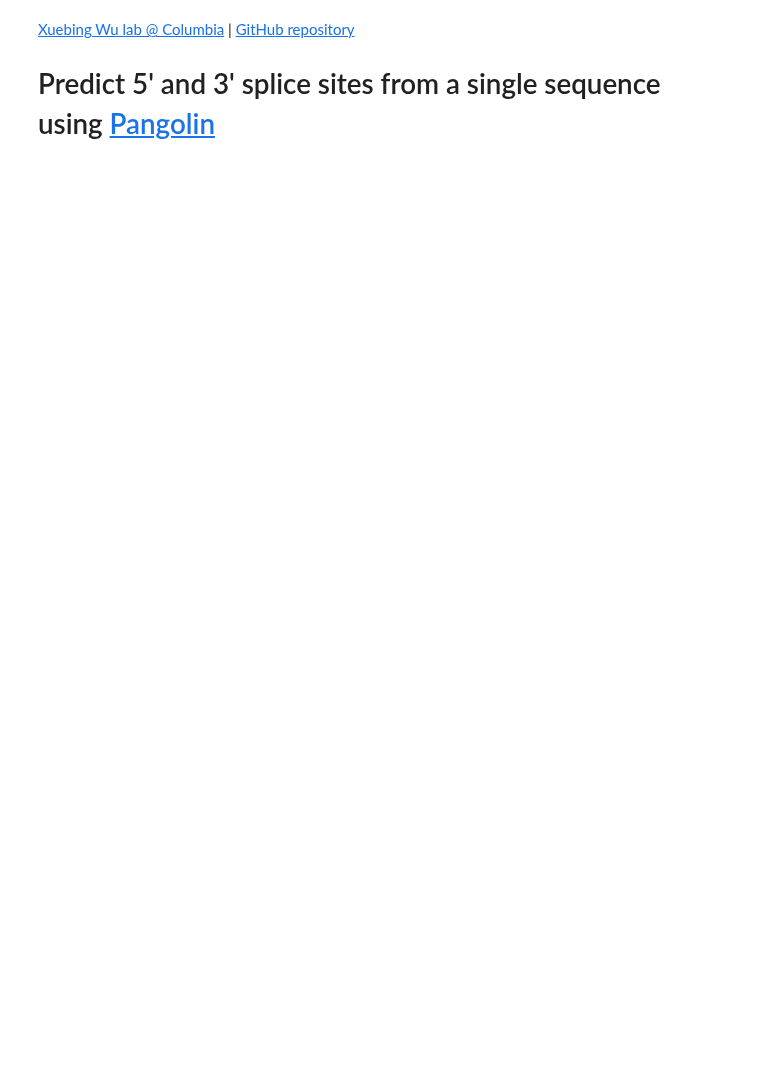
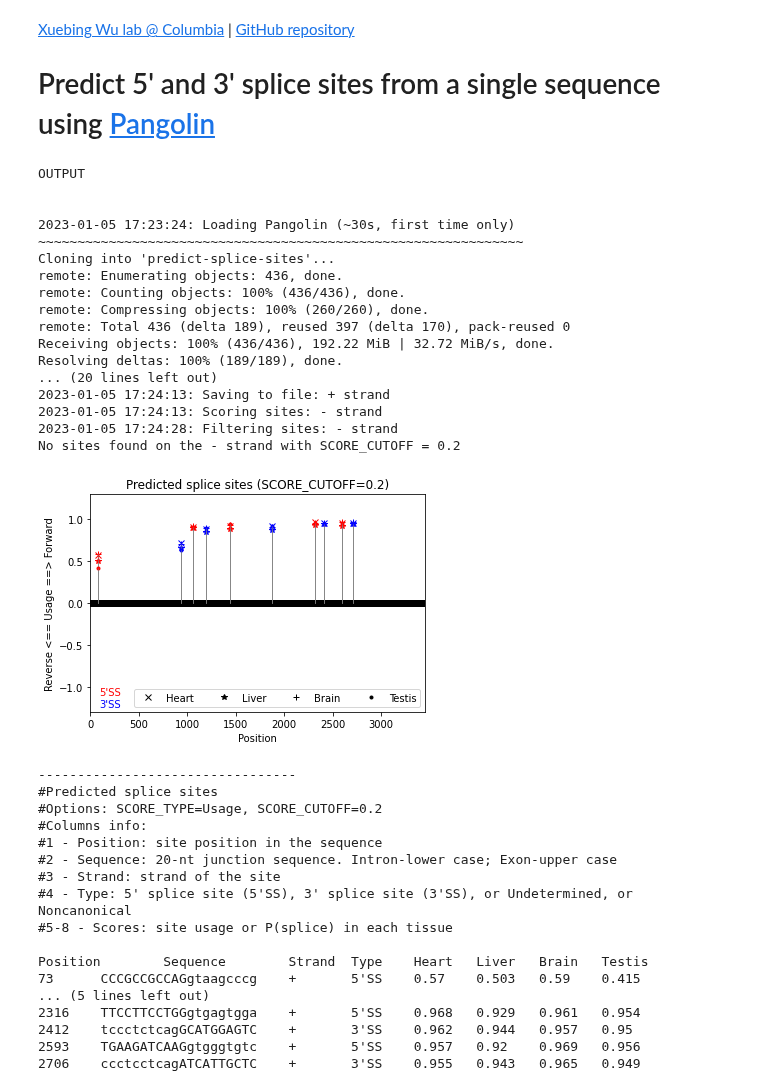
Before and after one commit to xuebingwu/Pangolin, a Jupyter notebook: colab.ipynb, the cells around one changed output. Cells and saved outputs as stored; diff of their text form; code cells hidden in the pictures; blank space fills up the shorter version.

```diff
--- a/colab.ipynb
+++ b/colab.ipynb
@@ -29,11 +29,11 @@ class bcolors:
     UNDERLINE = '\033[4m'
 
 ########## input
-SEQUENCE = "Enter your sequence or select a sample sequence (default: ACTB pre-mRNA)"#@param ["ACTB pre-mRNA", "GAPDH pre-mRNA", "EGFP + CENPB 3' UTR reporter"] {allow-input: true}
+INPUT = "Enter your sequence or select a sample sequence (default: ACTB pre-mRNA)"#@param ["ACTB pre-mRNA", "GAPDH pre-mRNA", "EGFP + CENPB 3' UTR reporter"] {allow-input: true}
 
 #@markdown - To run: click `Runtime` -> `Run all` in the menu bar, or click the triangle play/run button on the left
 #@markdown - Input format: raw sequence (A/C/G/T/U only); space allowed, can paste a multi-line sequence from a FASTA file (without the header)
 
-seq = SEQUENCE
+seq = INPUT
 
 if seq == "ACTB pre-mRNA":
@@ -63,11 +63,11 @@ print('\n\n'+ bcolors.BOLD +bcolors.OKBLUE + "OUTPUT"  +bcolors.ENDC)
 ######### options
 
 # set model type
-MODEL_TYPE = "Usage" #@param ["Usage", "P(splice)"]
-#@markdown - *Usage*: predict tissue-specific usage of a splice site (default)
+SCORE_TYPE = "Usage" #@param ["Usage", "P(splice)"]
+#@markdown - *Usage*: predict tissue-specific usage of a splice site (default).
 #@markdown - *P(splice)*: predict tissue-specific probability of a site being spliced
 
-if MODEL_TYPE == "Usage":
+if SCORE_TYPE == "Usage":
   model_nums = [1,3,5,7]
 else:
   model_nums = [0,2,4,6]
@@ -223,7 +223,7 @@ def plot_sites(sites,strand):
   pylab.xlim(0,SEQ_LEN)
   pylab.ylim(-0.05,1.2)
   pylab.title('Predicted splice sites (strand='+strand+',SCORE_CUTOFF='+str(SCORE_CUTOFF)+')')
-  pylab.ylabel(MODEL_TYPE+' ('+strand+' strand)')
+  pylab.ylabel(SCORE_TYPE+' ('+strand+' strand)')
   pylab.xlabel('Position')
 
   # legend/text for site type
@@ -266,7 +266,7 @@ def plot_sites_both_strands(sites_p,sites_m):
   pylab.xlim(0,SEQ_LEN)
   pylab.ylim(-1.3,1.3)
   pylab.title('Predicted splice sites (SCORE_CUTOFF='+str(SCORE_CUTOFF)+')')
-  pylab.ylabel('Reverse <== '+MODEL_TYPE +' ==> Forward')
+  pylab.ylabel('Reverse <== '+SCORE_TYPE +' ==> Forward')
   pylab.xlabel('Position')
 
   # legend/text for site type
@@ -311,7 +311,7 @@ def site_table(sites,strand):
   if strand == '+':
     outf = open("predicted_splice_sites.txt",'w')
     outf.write("#Predicted splice sites\n")
-    outf.write("#Options: MODEL_TYPE="+MODEL_TYPE+", SCORE_CUTOFF="+str(SCORE_CUTOFF)+"\n")
+    outf.write("#Options: SCORE_TYPE="+SCORE_TYPE+", SCORE_CUTOFF="+str(SCORE_CUTOFF)+"\n")
     outf.write("#Columns info:\n")
     outf.write("#1 - Position: site position in the sequence\n")
     outf.write("#2 - Sequence: 20-nt junction sequence. Intron-lower case; Exon-upper case\n")
@@ -353,30 +353,66 @@ else:
   site_table(sites,'+')
 
   #print(datetime.datetime.now().strftime("%Y-%m-%d %H:%M:%S")+': Plotting sites: + strand\n')
   #plot_sites(sites,'+')
 
 # reverse complement strand
 seq = reverse_complement(seq)
 print(datetime.datetime.now().strftime("%Y-%m-%d %H:%M:%S")+': Scoring sites: - strand')
 scores_rc = run_models( 5000*'N'+ seq + 5000*'N')
 print(datetime.datetime.now().strftime("%Y-%m-%d %H:%M:%S")+': Filtering sites: - strand')
 sites_rc  = filter_predicted_sites(seq,scores_rc,SCORE_CUTOFF,'-')
 if len(sites_rc) == 0:
   print(bcolors.BOLD +bcolors.FAIL + "No sites found on the - strand with SCORE_CUTOFF = "+str(SCORE_CUTOFF)+bcolors.ENDC)
 else:
   print(datetime.datetime.now().strftime("%Y-%m-%d %H:%M:%S")+': Saving to file: - strand')
   site_table(sites_rc,'-')
   #print(datetime.datetime.now().strftime("%Y-%m-%d %H:%M:%S")+': Plotting sites: - strand\n')
   #plot_sites(sites_rc,'-')
   print('\n')
 
 plot_sites_both_strands(sites,sites_rc)
 
 # print out predicted sites
 if os.path.exists('predicted_splice_sites.txt'):
   print("\n---------------------------------")
   with open('predicted_splice_sites.txt','r') as f:
     for line in f:
       print(line.strip())
   os.system(f'zip res.zip *.pdf *.txt')
   files.download(f"res.zip")
+# %% [output]
+OUTPUT
+
+
+2023-01-05 17:23:24: Loading Pangolin (~30s, first time only)
+~~~~~~~~~~~~~~~~~~~~~~~~~~~~~~~~~~~~~~~~~~~~~~~~~~~~~~~~~~~~~~
+Cloning into 'predict-splice-sites'...
+remote: Enumerating objects: 436, done.
+remote: Counting objects: 100% (436/436), done.
+remote: Compressing objects: 100% (260/260), done.
+remote: Total 436 (delta 189), reused 397 (delta 170), pack-reused 0
+Receiving objects: 100% (436/436), 192.22 MiB | 32.72 MiB/s, done.
+Resolving deltas: 100% (189/189), done.
+... (20 lines left out)
+2023-01-05 17:24:13: Saving to file: + strand
+2023-01-05 17:24:13: Scoring sites: - strand
+2023-01-05 17:24:28: Filtering sites: - strand
+No sites found on the - strand with SCORE_CUTOFF = 0.2
+[figure, added]
+---------------------------------
+#Predicted splice sites
+#Options: SCORE_TYPE=Usage, SCORE_CUTOFF=0.2
+#Columns info:
+#1 - Position: site position in the sequence
+#2 - Sequence: 20-nt junction sequence. Intron-lower case; Exon-upper case
+#3 - Strand: strand of the site
+#4 - Type: 5' splice site (5'SS), 3' splice site (3'SS), or Undetermined, or Noncanonical
+#5-8 - Scores: site usage or P(splice) in each tissue
+
+Position        Sequence        Strand  Type    Heart   Liver   Brain   Testis
+73      CCCGCCGCCAGgtaagcccg    +       5'SS    0.57    0.503   0.59    0.415
+... (5 lines left out)
+2316    TTCCTTCCTGGgtgagtgga    +       5'SS    0.968   0.929   0.961   0.954
+2412    tccctctcagGCATGGAGTC    +       3'SS    0.962   0.944   0.957   0.95
+2593    TGAAGATCAAGgtgggtgtc    +       5'SS    0.957   0.92    0.969   0.956
+2706    ccctcctcagATCATTGCTC    +       3'SS    0.955   0.943   0.965   0.949
```
Also changed, not shown: parts of 2 cells of this notebook.
